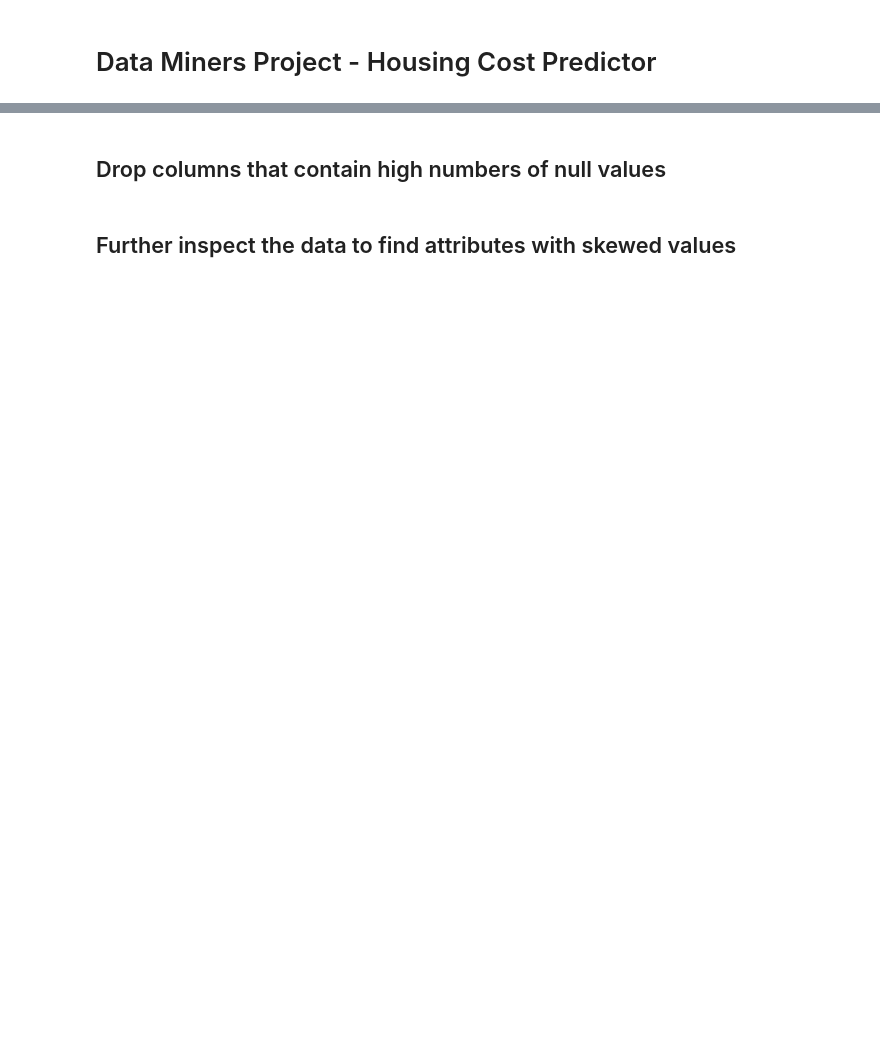
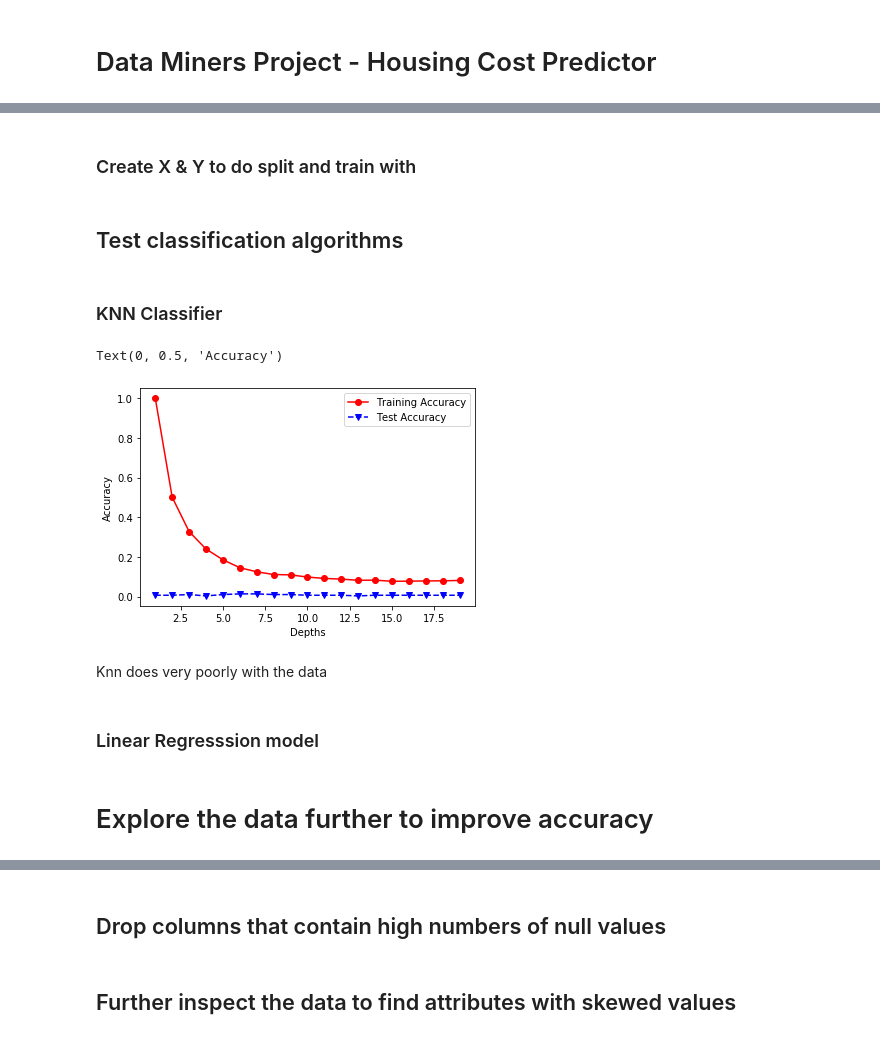
Before and after one commit to andresvii/HousingCostPredictor, a Jupyter notebook: Predictor.ipynb, the cells around one changed output, grey strips where cells are left out. Cells and saved outputs as stored; diff of their text form; code cells hidden in the pictures; blank space fills up the shorter version.

```diff
--- a/Predictor.ipynb
+++ b/Predictor.ipynb
@@ -17,0 +43,16 @@ from sklearn.preprocessing import StandardScaler
+# %%
+from sklearn.preprocessing import LabelEncoder
+cols = ('MSZoning','Street','Alley','LotShape','LandContour','Utilities', 'LotConfig', 'LandSlope',
+        'Neighborhood', 'BldgType', 'Condition1', 'Condition2', 'BldgType', 'HouseStyle','RoofStyle',
+        'RoofMatl','Exterior1st', 'Exterior2nd', 'MasVnrType', 'ExterQual', 'ExterCond', 'Foundation',
+        'BsmtQual','BsmtCond', 'BsmtExposure','BsmtFinType1', 'BsmtFinType2','Heating', 'HeatingQC',
+        'CentralAir', 'Electrical','KitchenQual', 'Functional', 'FireplaceQu', 'GarageType', 'GarageFinish',
+       'GarageQual', 'GarageCond', 'PavedDrive','PoolQC','Fence','MiscFeature', 'SaleType' , 'SaleCondition')
+# process columns, apply LabelEncoder to categorical features
+for c in cols:
+    lbl = LabelEncoder()
+    lbl.fit(list(initialtrain[c].values))
+    initialtrain[c] = lbl.transform(list(initialtrain[c].values))
+
+# shape
+print('Shape all_data: {}'.format(initialtrain.shape))
@@ -17,0 +63,37 @@ from sklearn.preprocessing import StandardScaler
+# %%
+initialtrain['Alley'] = initialtrain['Alley'].fillna(0)
+initialtrain['LotFrontage'] = initialtrain['LotFrontage'].fillna(0)
+initialtrain['GarageYrBlt'] = initialtrain['GarageYrBlt'].fillna(0)
+initialtrain['MasVnrType'] = initialtrain['MasVnrType'].fillna(0)
+initialtrain['MasVnrArea'] = initialtrain['MasVnrArea'].fillna(0)
+# %% [markdown]
+### Create X & Y to do split and train with
+# %%
+X = initialtrain.drop(['SalePrice'], axis = 1)
+Y = initialtrain['SalePrice']
+X_train, X_test, Y_train, Y_test = train_test_split(X, Y, train_size=0.8, random_state=1)
+# %% [markdown]
+## Test classification algorithms
+# %% [markdown]
+### KNN Classifier
+# %%
+from sklearn.neighbors import KNeighborsClassifier
+neighbors = list(range(1, 20, 1))
+train_scores =[]
+test_scores = []
+for neighbor in neighbors:
+    KNN = KNeighborsClassifier(n_neighbors=neighbor, metric='euclidean', p=2)
+    KNN.fit(X_train, Y_train)
+    Y_train_predictions = KNN.predict(X_train)
+    Y_test_predictions = KNN.predict(X_test)
+    train_score = accuracy_score(Y_train, Y_train_predictions)
+    test_score = accuracy_score(Y_test, Y_test_predictions)
+    train_scores.append(train_score)
+    test_scores.append(test_score)
+plt.plot(neighbors, train_scores, 'ro-', neighbors, test_scores,'bv--')
+plt.legend(['Training Accuracy','Test Accuracy'])
+plt.xlabel('Depths')
+plt.ylabel('Accuracy')
+# %% [output]
+Text(0, 0.5, 'Accuracy')
+[figure, added]
@@ -17,0 +120,4 @@ from sklearn.preprocessing import StandardScaler
+# %% [markdown]
+Knn does very poorly with the data
+# %% [markdown]
+### Linear Regresssion model
@@ -17,0 +132,2 @@ from sklearn.preprocessing import StandardScaler
+# %% [markdown]
+# Explore the data further to improve accuracy
```
Also changed, not shown: parts of 33 cells of this notebook.
